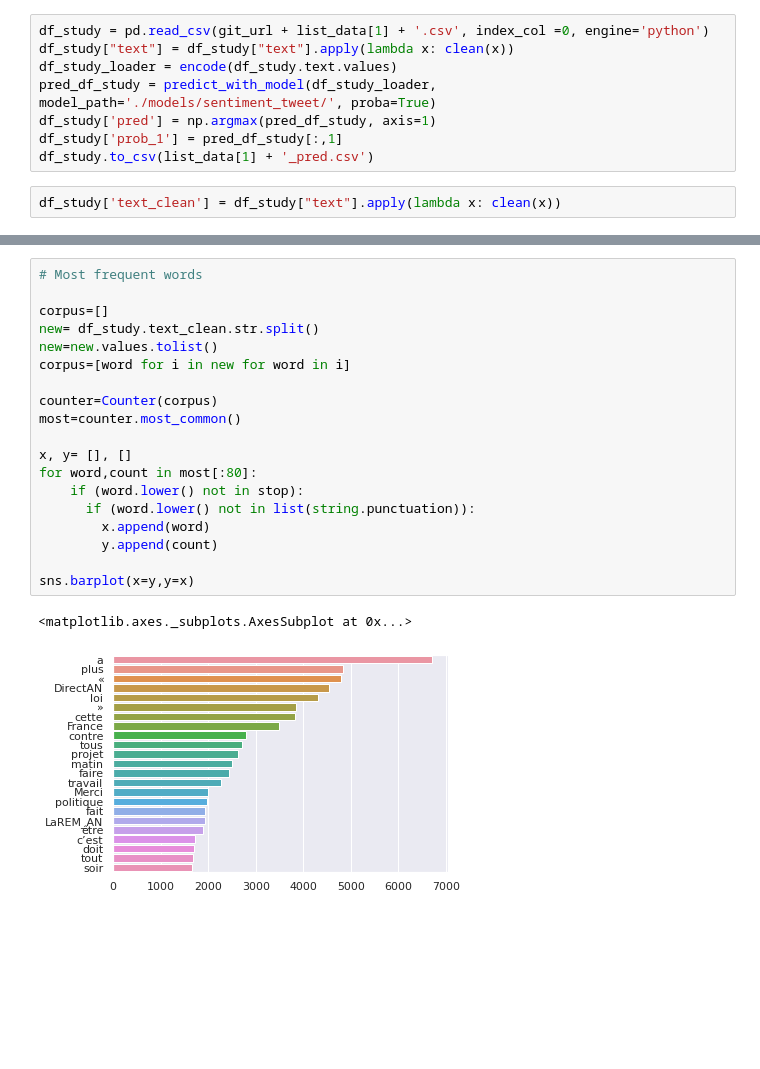
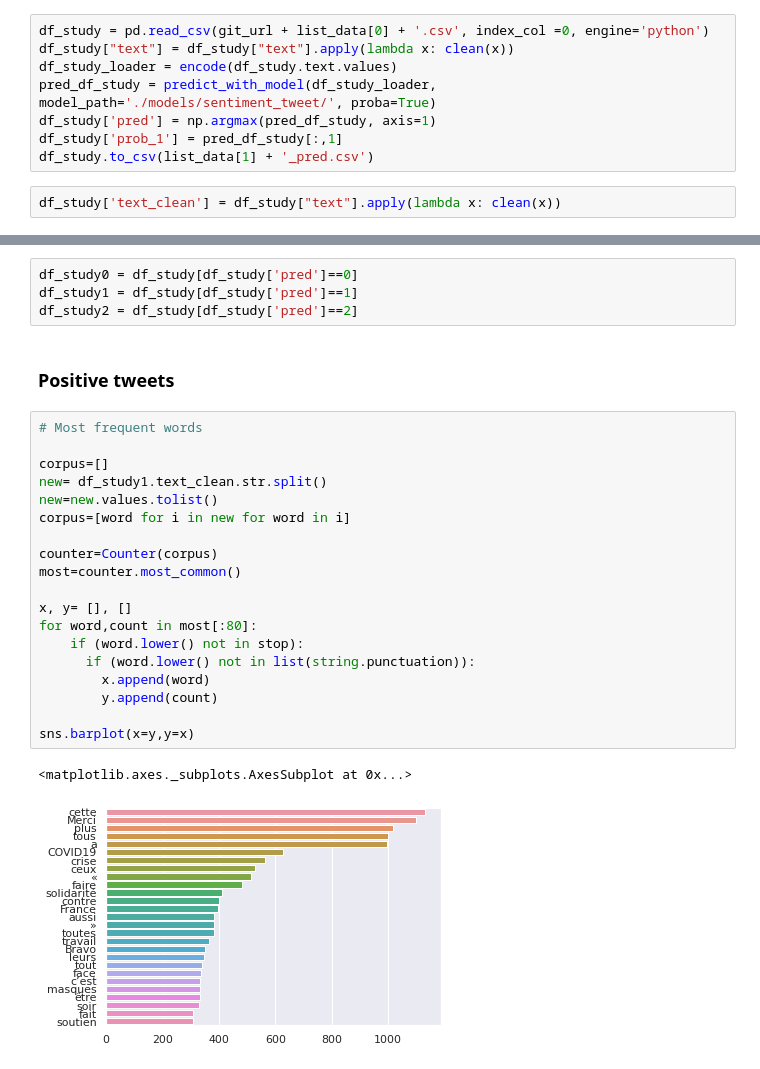
Before and after one commit to mthsansu/MLNLP, a Jupyter notebook: Code/Houri_Sansu_SentimentAnalysis.ipynb, the cells around one changed output, grey strips where cells are left out. Saved outputs shown, nothing was run; the diff lists cells and outputs as text; blank space fills up the shorter version.

```diff
--- a/Code/Houri_Sansu_SentimentAnalysis.ipynb
+++ b/Code/Houri_Sansu_SentimentAnalysis.ipynb
@@ -1295,7 +1295,7 @@ weighted avg       0.74      0.74      0.74       200
 # List of samples we want to work on
 list_data = ['Tweets_sample_confinement', 'Tweets_sample_benalla', 'Tweets_sample_CDM']
 # %%
-df_study = pd.read_csv(git_url + list_data[1] + '.csv', index_col =0, engine='python')
+df_study = pd.read_csv(git_url + list_data[0] + '.csv', index_col =0, engine='python')
 df_study["text"] = df_study["text"].apply(lambda x: clean(x))
 df_study_loader = encode(df_study.text.values)
 pred_df_study = predict_with_model(df_study_loader, model_path='./models/sentiment_tweet/', proba=True)
@@ -1307,22 +1321,28 @@ df_study['text_clean'] = df_study["text"].apply(lambda x: clean(x))
+# %%
+df_study0 = df_study[df_study['pred']==0]
+df_study1 = df_study[df_study['pred']==1]
+df_study2 = df_study[df_study['pred']==2]
+# %% [markdown]
+### Positive tweets
 # %%
 # Most frequent words
 
 corpus=[]
-new= df_study.text_clean.str.split()
+new= df_study1.text_clean.str.split()
 new=new.values.tolist()
 corpus=[word for i in new for word in i]
 
 counter=Counter(corpus)
 most=counter.most_common()
 
 x, y= [], []
 for word,count in most[:80]:
     if (word.lower() not in stop):
       if (word.lower() not in list(string.punctuation)):
         x.append(word)
         y.append(count)
 
 sns.barplot(x=y,y=x)
 # %% [output]
 <matplotlib.axes._subplots.AxesSubplot at 0x...>
-[figure, old version]
+[figure, new version]
```
Also changed, not shown: parts of 20 cells of this notebook.
